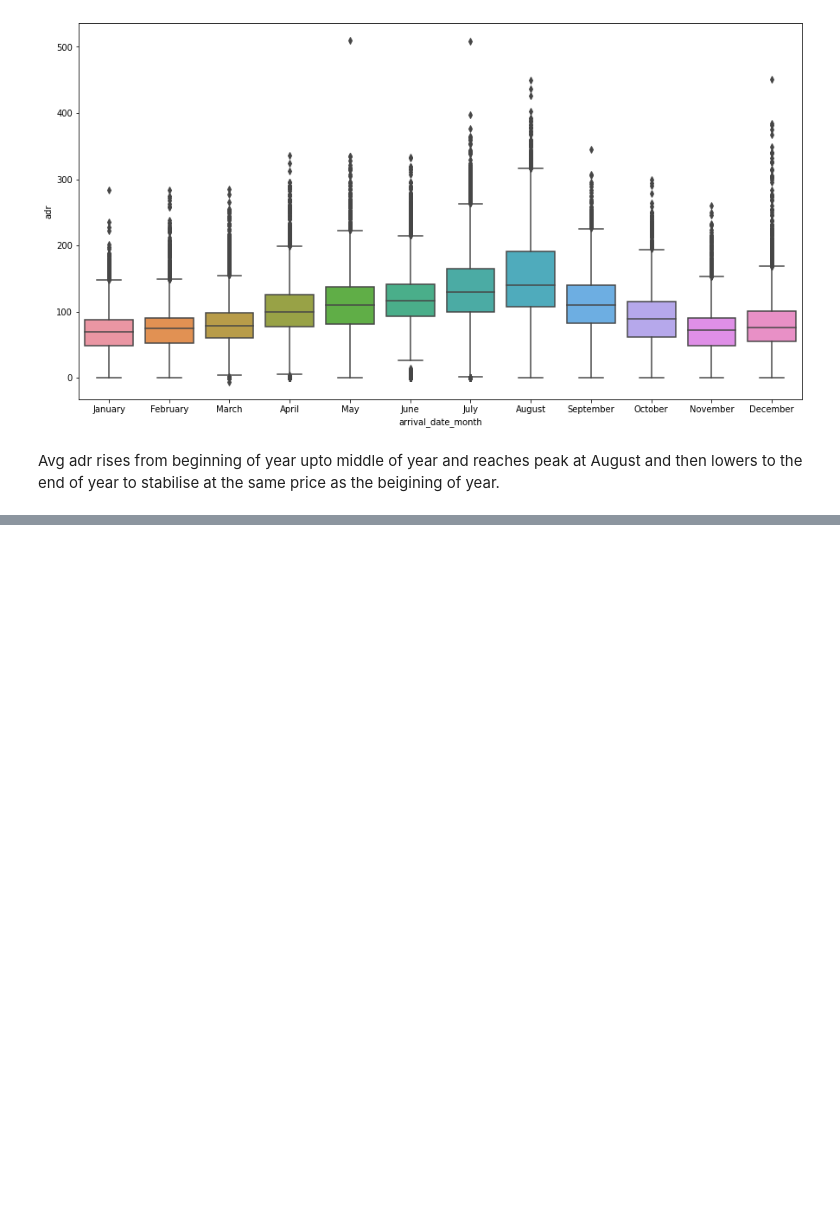
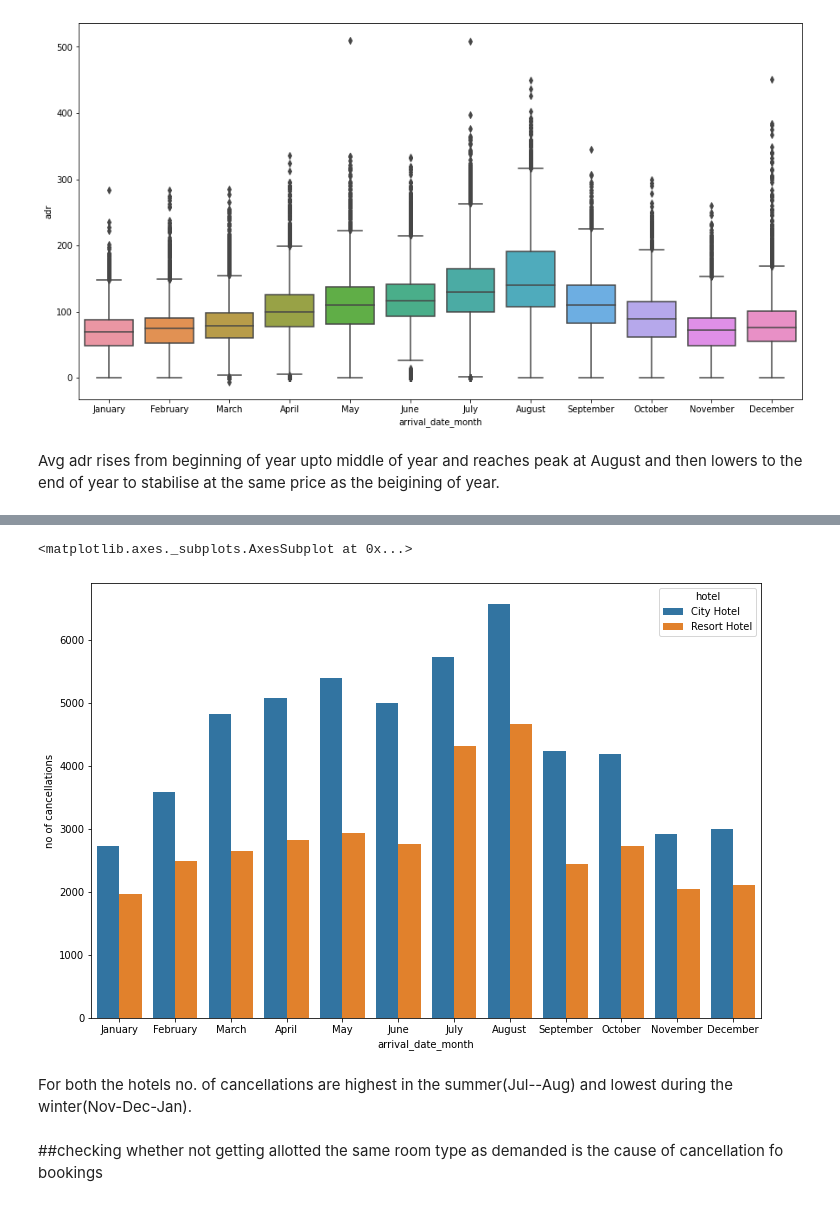
Before and after one commit to KrishnaNayik/Hotel-Booking-Analysis---Capstone-Project, a Jupyter notebook: Hotel_Booking_Analysis_Capstone_Project.ipynb, the cells around one changed output, grey strips where cells are left out. Drawn from its saved outputs; the diff is of its cells as text; code cells hidden in the pictures; blank space fills up the shorter version.

```diff
--- a/Hotel_Booking_Analysis_Capstone_Project.ipynb
+++ b/Hotel_Booking_Analysis_Capstone_Project.ipynb
@@ -775,0 +824,3 @@ Avg adr rises from beginning of year upto middle of year and reaches peak at Aug
+# %%
+cancel_month=df1.groupby(['arrival_date_month','hotel']).agg('count').reset_index()
+cancelled=cancel_month.iloc[:,0:3]
@@ -775,0 +847,3 @@ Avg adr rises from beginning of year upto middle of year and reaches peak at Aug
+# %%
+cancelled=cancelled.rename(columns={'is_canceled':'no of cancellations'})
+cancelled
@@ -775,0 +868,3 @@ Avg adr rises from beginning of year upto middle of year and reaches peak at Aug
+# %%
+final=sd.Sort_Dataframeby_Month(cancelled,'arrival_date_month')
+final
@@ -775,0 +889,11 @@ Avg adr rises from beginning of year upto middle of year and reaches peak at Aug
+# %%
+plt.figure(figsize=(12, 8))
+sns.barplot(x = "arrival_date_month", y = "no of cancellations" , hue="hotel",
+            hue_order = ["City Hotel", "Resort Hotel"], data=final)
+# %% [output]
+<matplotlib.axes._subplots.AxesSubplot at 0x...>
+[figure, added]
+# %% [markdown]
+For both the hotels no. of cancellations are highest in the summer(Jul--Aug) and lowest during the winter(Nov-Dec-Jan).
+# %% [markdown]
+##checking whether not getting allotted the same room type as demanded is the cause of cancellation fo bookings
```
Also changed, not shown: parts of 17 cells of this notebook.
